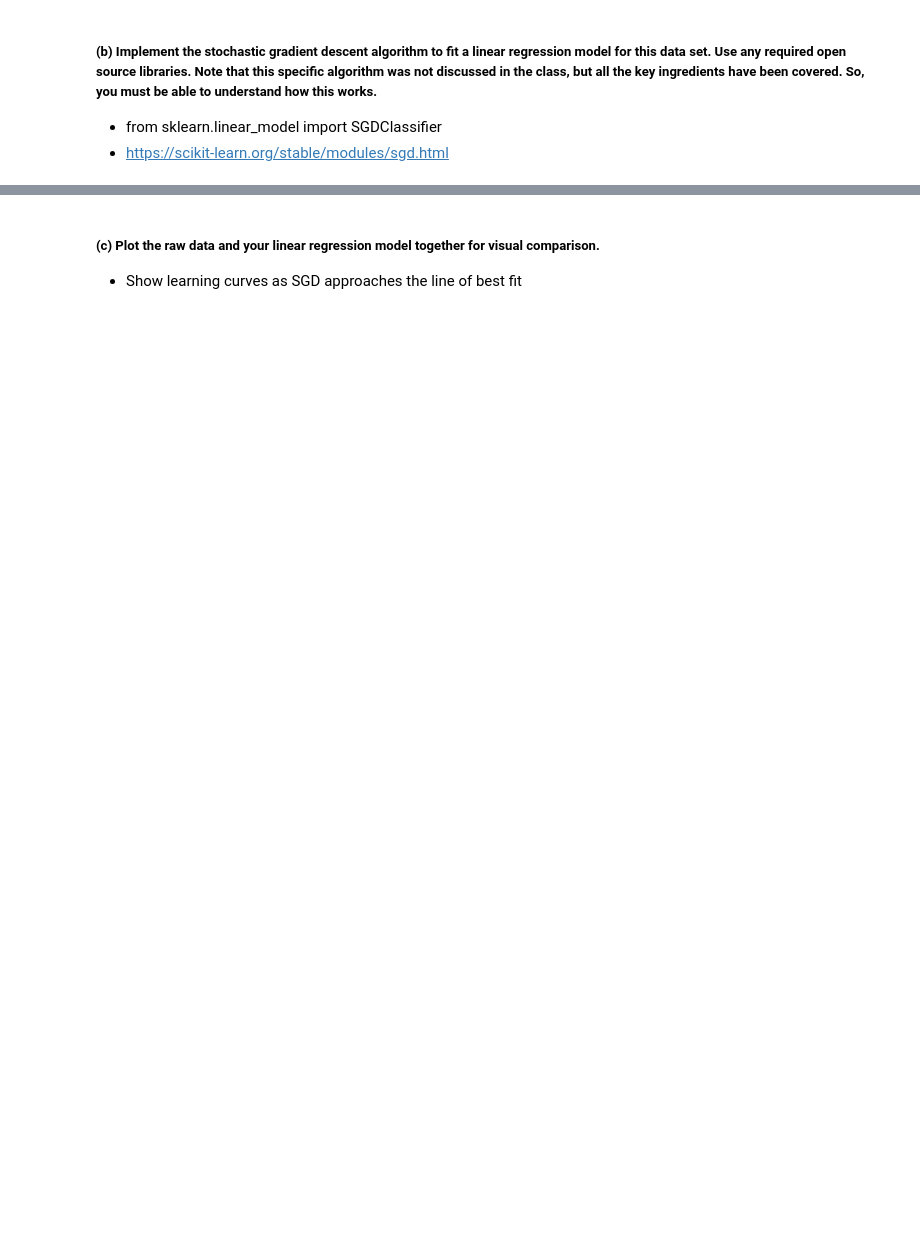
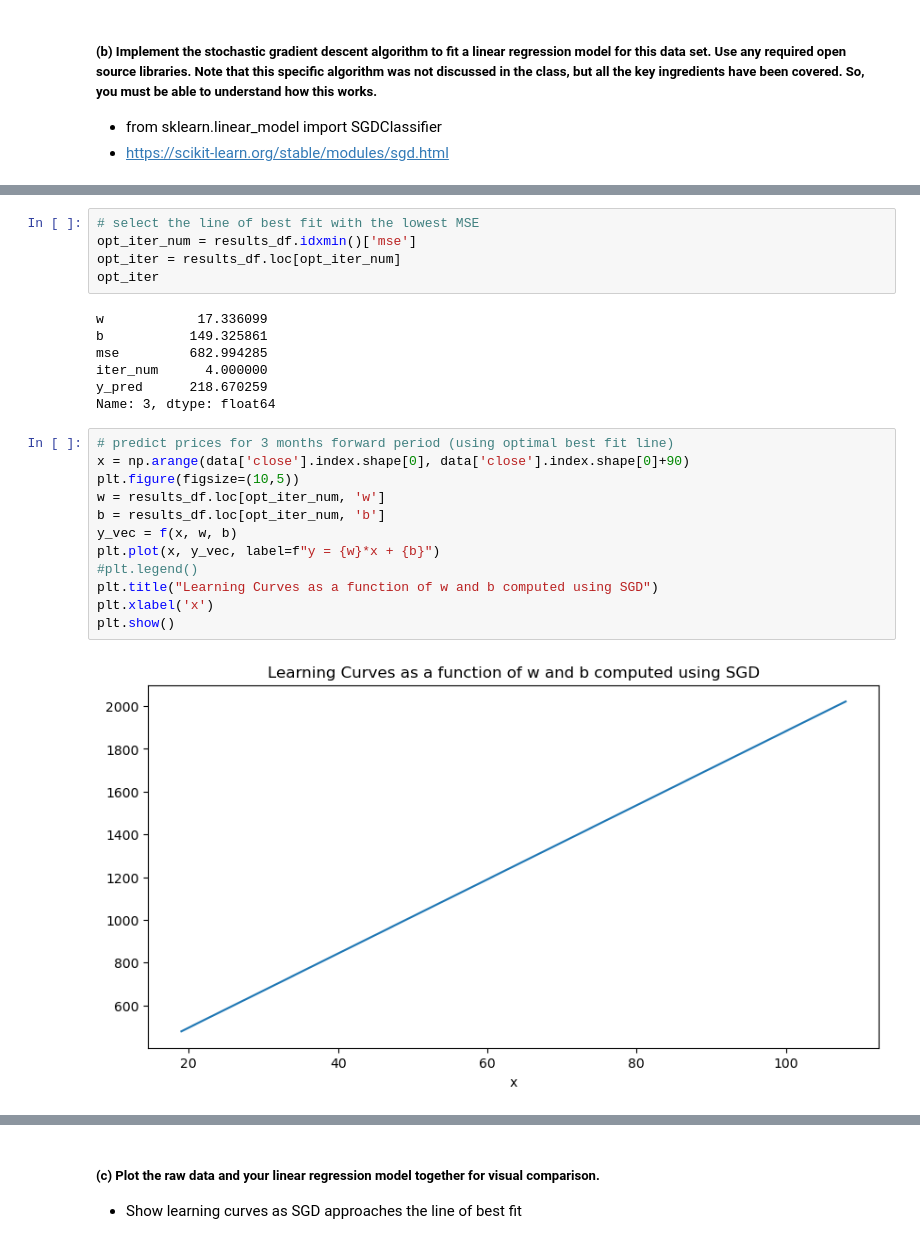
Before and after one commit to AhmadShah-1/BigDataAnalytics, a Jupyter notebook: Chris/midterm2.ipynb, the cells around one changed output, grey strips where cells are left out. Cells and saved outputs as stored; diff of their text form; blank space fills up the shorter version.

```diff
--- a/Chris/midterm2.ipynb
+++ b/Chris/midterm2.ipynb
@@ -250,0 +342,26 @@ data['y_preds'] = y_preds
+# %%
+# select the line of best fit with the lowest MSE
+opt_iter_num = results_df.idxmin()['mse']
+opt_iter = results_df.loc[opt_iter_num]
+opt_iter
+# %% [output]
+w            17.336099
+b           149.325861
+mse         682.994285
+iter_num      4.000000
+y_pred      218.670259
+Name: 3, dtype: float64
+# %%
+# predict prices for 3 months forward period (using optimal best fit line)
+x = np.arange(data['close'].index.shape[0], data['close'].index.shape[0]+90)
+plt.figure(figsize=(10,5))
+w = results_df.loc[opt_iter_num, 'w']
+b = results_df.loc[opt_iter_num, 'b']
+y_vec = f(x, w, b)
+plt.plot(x, y_vec, label=f"y = {w}*x + {b}")
+#plt.legend()
+plt.title("Learning Curves as a function of w and b computed using SGD")
+plt.xlabel('x')
+plt.show()
+# %% [output]
+[figure, added]
```
Also changed, not shown: parts of 27 cells of this notebook.
